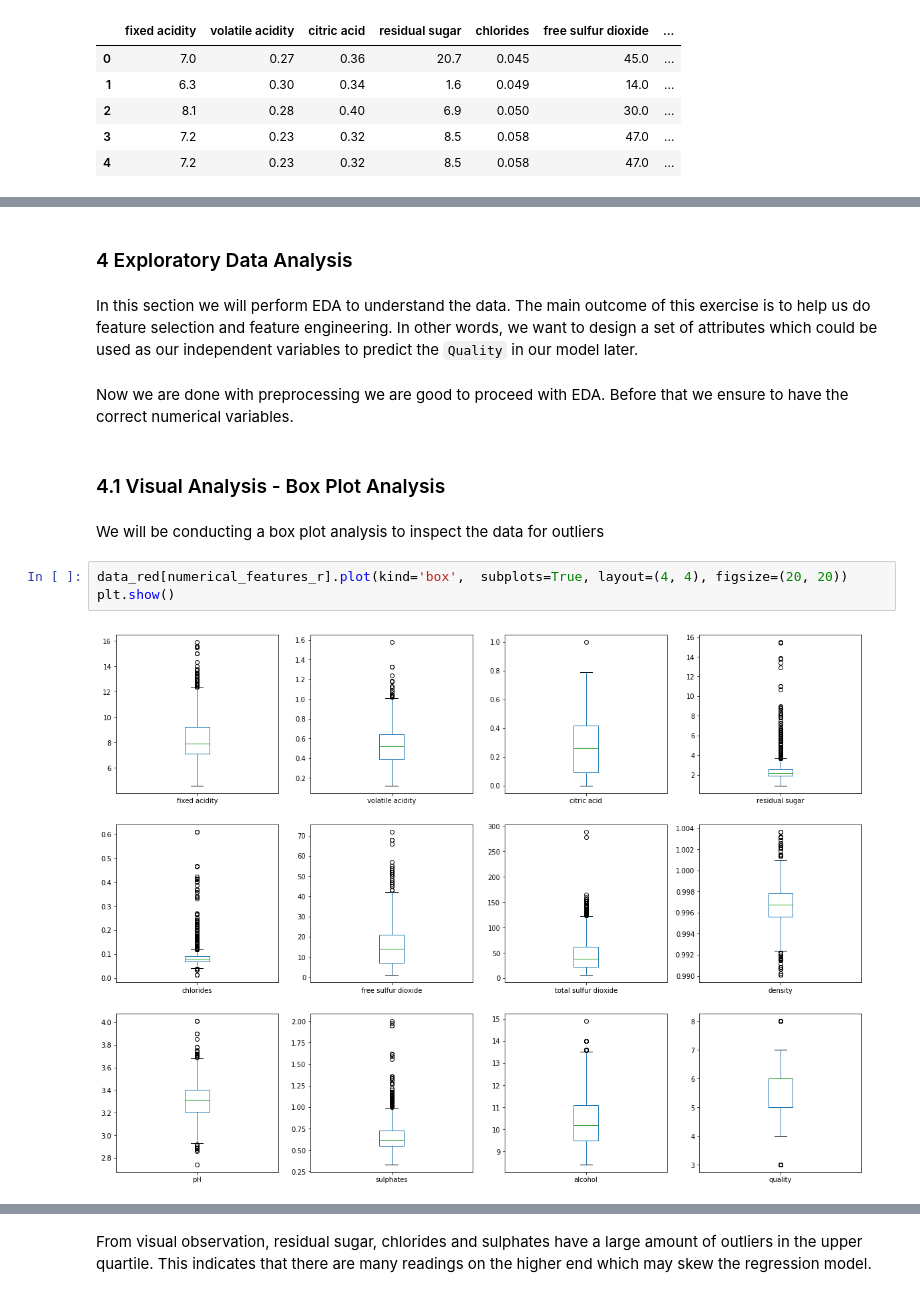
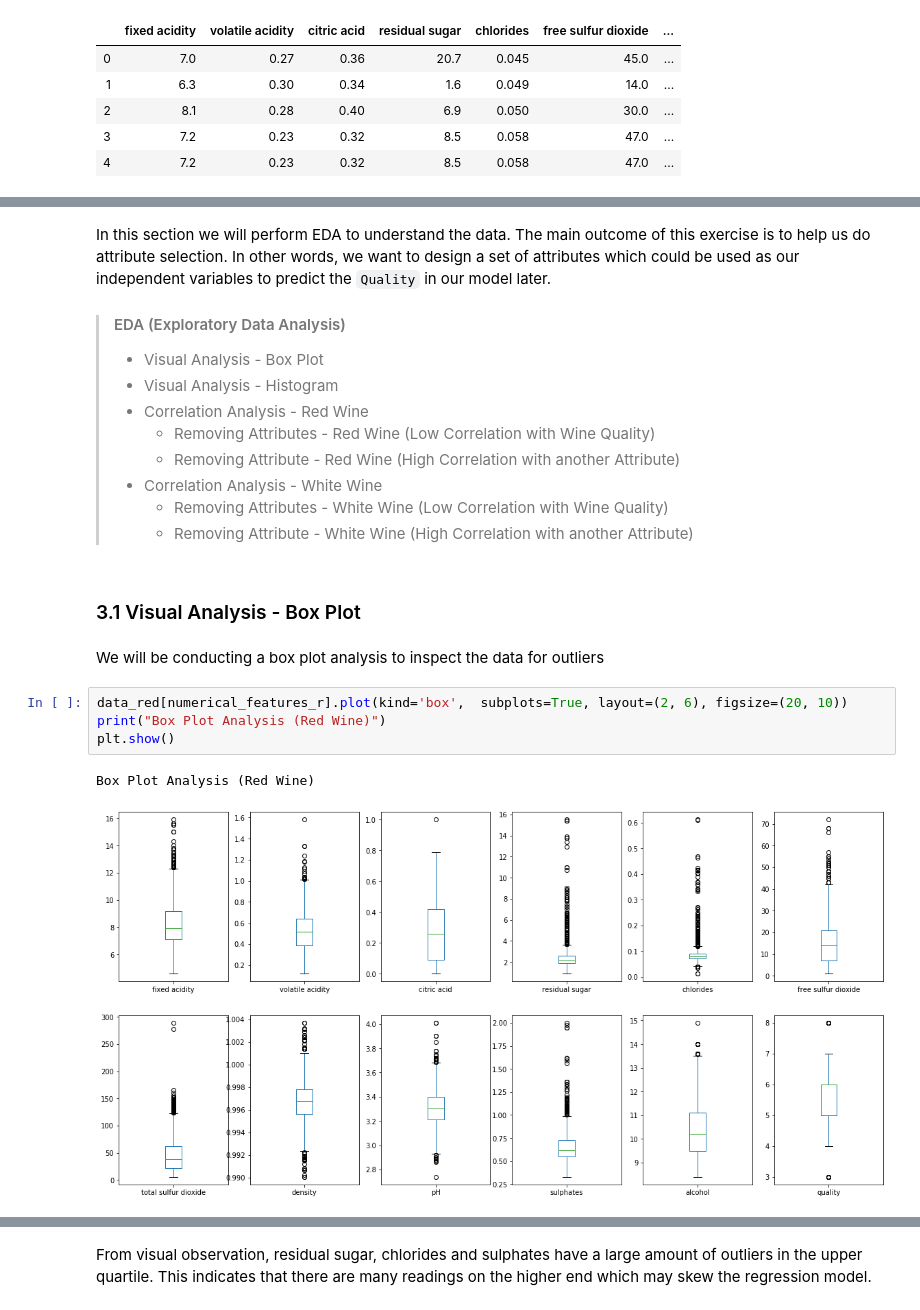
Before and after one commit to john-97/wine-quality-jupyter, a Jupyter notebook: cs105proj.ipynb, the cells around one changed output, grey strips where cells are left out. Cells and saved outputs as stored; diff of their text form.

Commit message:
changes to data

```diff
--- a/cs105proj.ipynb
+++ b/cs105proj.ipynb
@@ -106,16 +110,25 @@ White # features with missing data : 0
-# %% [markdown]
-### 4 Exploratory Data Analysis
 # %% [markdown]
-In this section we will perform EDA to understand the data.  The main outcome of this exercise is to help us do feature selection and feature engineering.  In other words, we want to design a set of attributes which could be used as our independent variables to predict the `Quality` in our model later.
+In this section we will perform EDA to understand the data.  The main outcome of this exercise is to help us do attribute selection.  In other words, we want to design a set of attributes which could be used as our independent variables to predict the `Quality` in our model later.
+
+>#### EDA (Exploratory Data Analysis)
+>
+>- Visual Analysis - Box Plot
+>- Visual Analysis - Histogram
+>- Correlation Analysis - Red Wine
+>    - Removing Attributes - Red Wine (Low Correlation with Wine Quality)
+>    - Removing Attribute - Red Wine (High Correlation with another Attribute)
+>- Correlation Analysis - White Wine
+>    - Removing Attributes - White Wine (Low Correlation with Wine Quality)
+>    - Removing Attribute - White Wine (High Correlation with another Attribute)
-# %% [markdown]
-Now we are done with preprocessing we are good to proceed with EDA.  Before that we ensure to have the correct numerical variables.
 # %% [markdown]
-### 4.1 Visual Analysis - Box Plot Analysis
+### 3.1 Visual Analysis - Box Plot
 # %% [markdown]
 We will be conducting a box plot analysis to inspect the data for outliers
 # %%
-data_red[numerical_features_r].plot(kind='box',  subplots=True, layout=(4, 4), figsize=(20, 20))
+data_red[numerical_features_r].plot(kind='box',  subplots=True, layout=(2, 6), figsize=(20, 10))
+print("Box Plot Analysis (Red Wine)")
 plt.show()
 # %% [output]
+Box Plot Analysis (Red Wine)
-[figure, old version]
+[figure, new version]
 # %%
```
Also changed, not shown: parts of 69 cells of this notebook, 3 other files.
